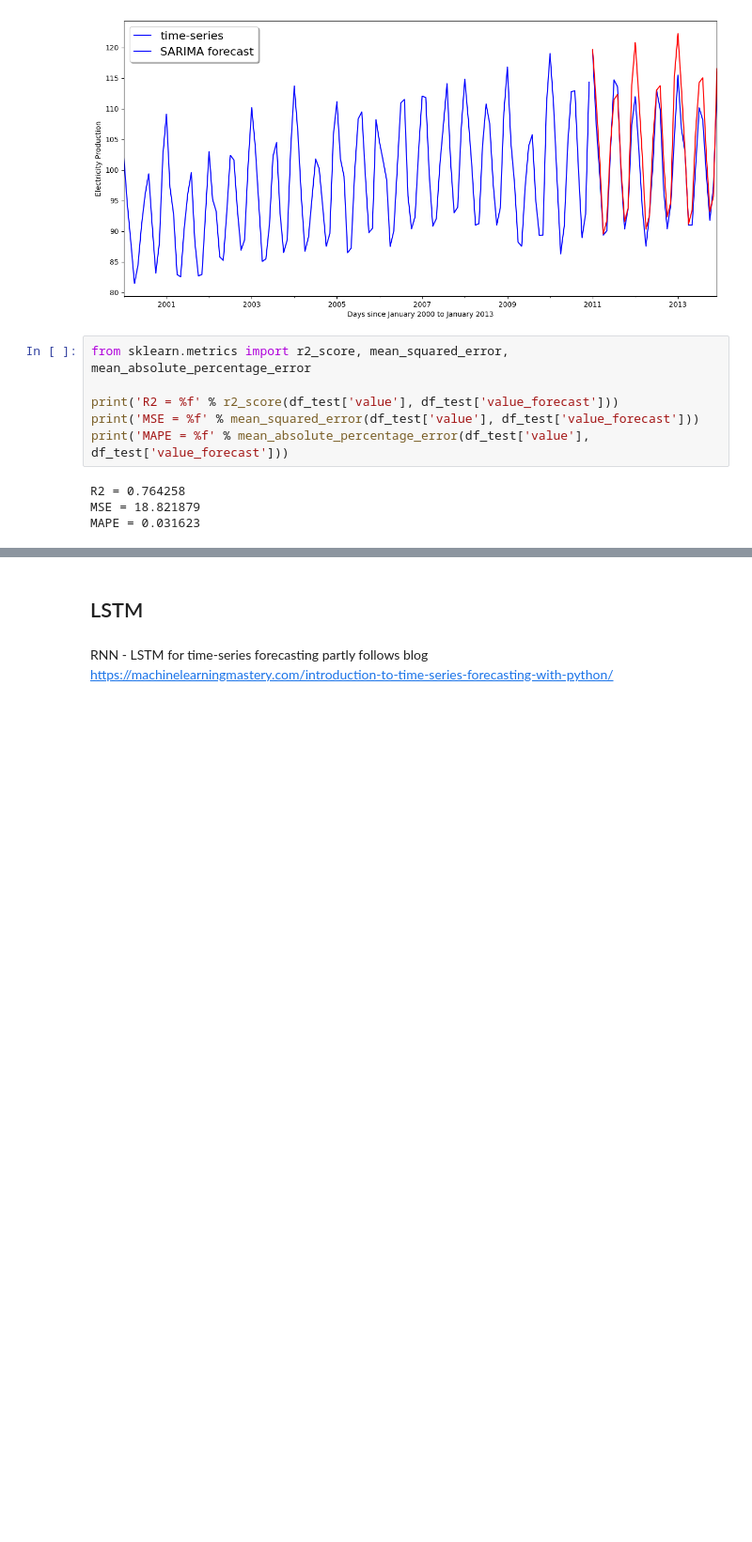
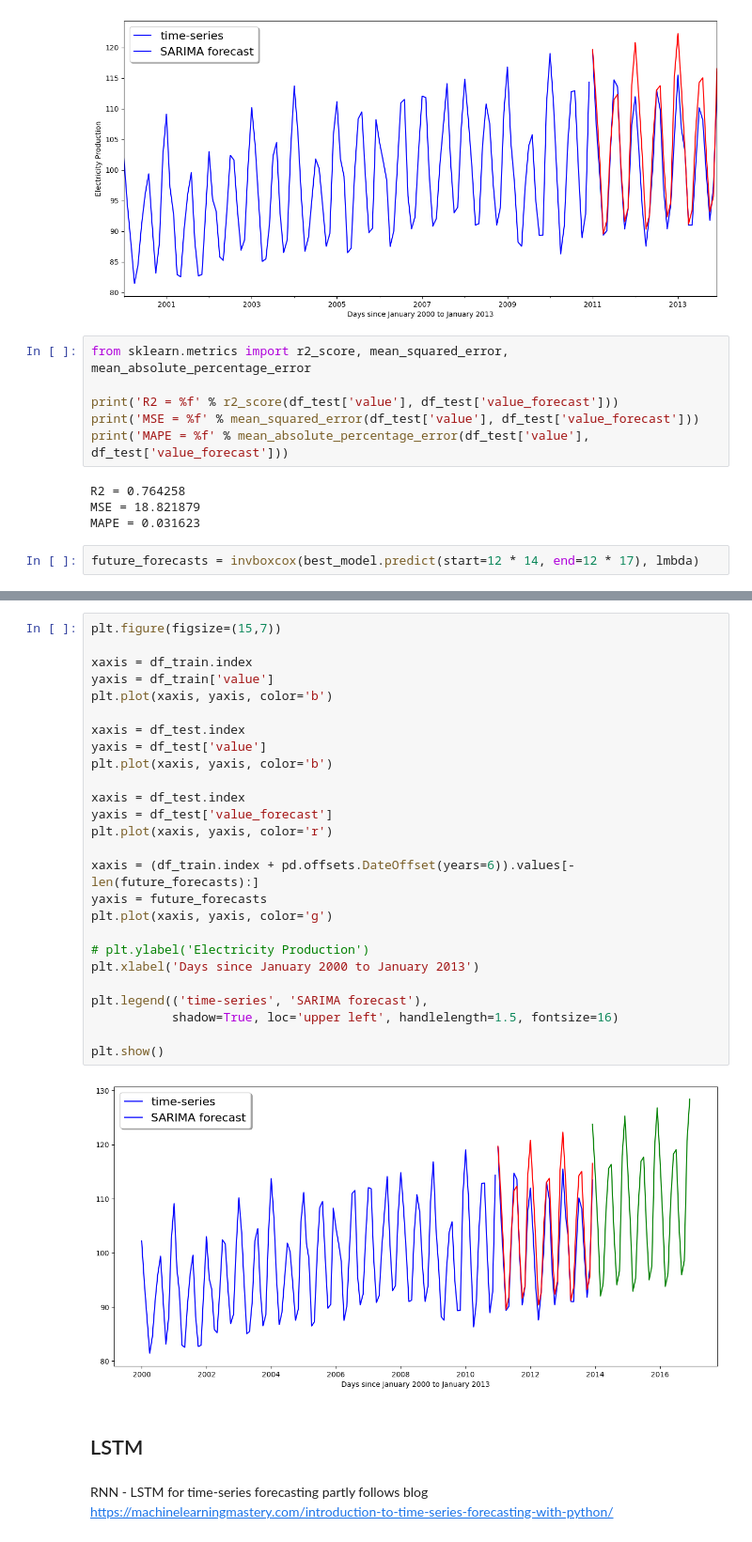
Before and after one commit to tiginamaria/ITMO_AML, a Jupyter notebook: hw1/task1.ipynb, the cells around one changed output, grey strips where cells are left out. Shown at 94% size. Drawn from its saved outputs; the diff is of its cells as text; blank space fills up the shorter version.

Commit message:
Fix task1, add predictions for future

```diff
--- a/hw1/task1.ipynb
+++ b/hw1/task1.ipynb
@@ -307,3 +307,5 @@ print('MAPE = %f' % mean_absolute_percentage_error(df_test['value'], df_test['va
 R2 = 0.764258
 MSE = 18.821879
 MAPE = 0.031623
+# %%
+future_forecasts = invboxcox(best_model.predict(start=12 * 14, end=12 * 17), lmbda)
@@ -310,3 +364,31 @@ MAPE = 0.031623
+# %%
+plt.figure(figsize=(15,7))
+
+xaxis = df_train.index
+yaxis = df_train['value']
+plt.plot(xaxis, yaxis, color='b')
+
+xaxis = df_test.index
+yaxis = df_test['value']
+plt.plot(xaxis, yaxis, color='b')
+
+xaxis = df_test.index
+yaxis = df_test['value_forecast']
+plt.plot(xaxis, yaxis, color='r')
+
+xaxis = (df_train.index + pd.offsets.DateOffset(years=6)).values[-len(future_forecasts):]
+yaxis = future_forecasts
+plt.plot(xaxis, yaxis, color='g')
+
+# plt.ylabel('Electricity Production')
+plt.xlabel('Days since January 2000 to January 2013')
+
+plt.legend(('time-series', 'SARIMA forecast'),
+           shadow=True, loc='upper left', handlelength=1.5, fontsize=16)
+
+plt.show()
+# %% [output]
+[figure, added]
 # %% [markdown]
 ## LSTM
 # %% [markdown]
```
Also changed, not shown: parts of 12 cells of this notebook.
